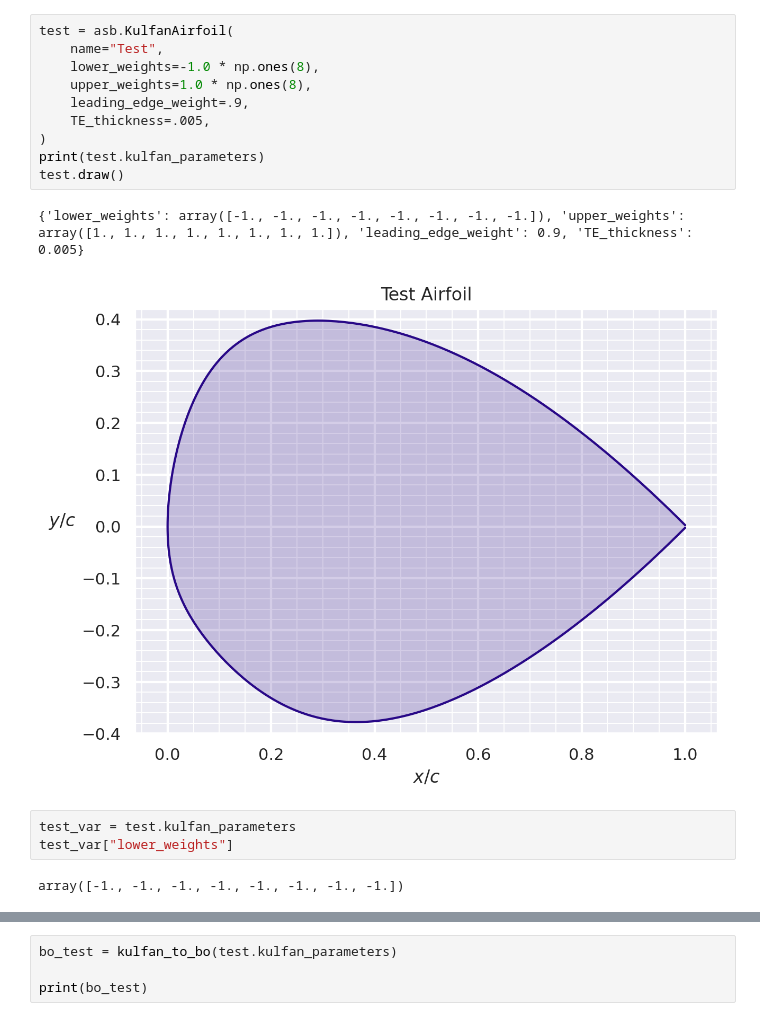
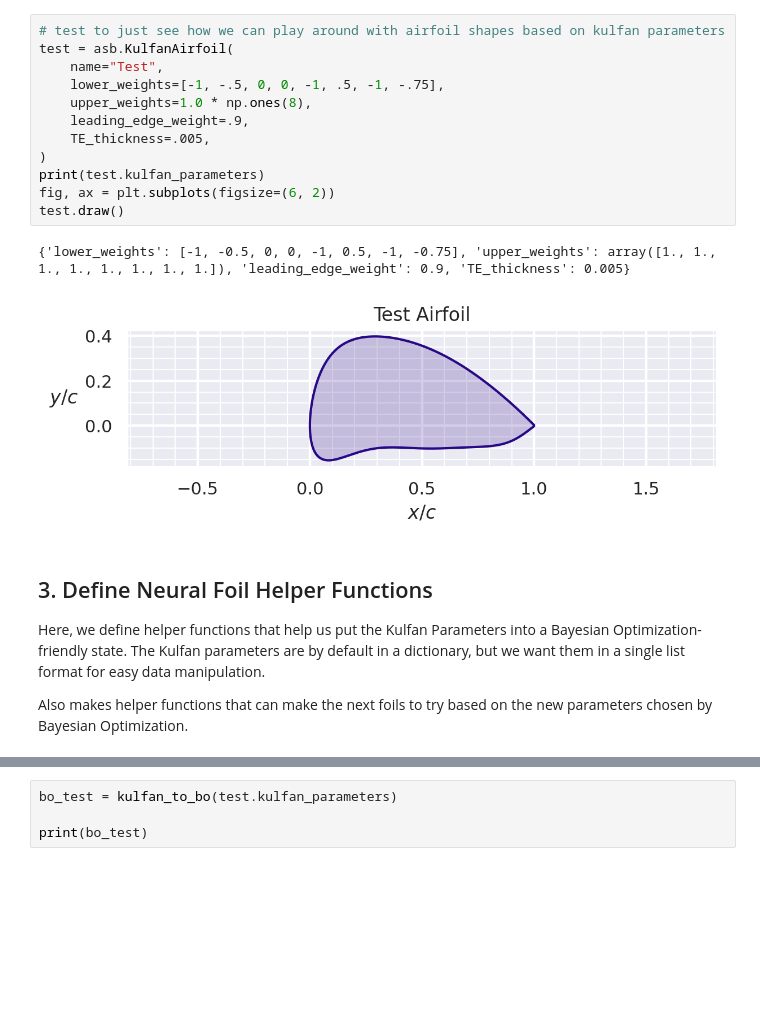
Before and after one commit to invinhtory/WattsNext, a Jupyter notebook: Watts_Next.ipynb, the cells around one changed output, grey strips where cells are left out. Cells and saved outputs as stored; diff of their text form; blank space fills up the shorter version.

Commit message:
Added Visualization, comments, initial structure

```diff
--- a/Watts_Next.ipynb
+++ b/Watts_Next.ipynb
@@ -50,19 +70,21 @@ print(kulfan_airfoil.kulfan_parameters)
 # %%
+# test to just see how we can play around with airfoil shapes based on kulfan parameters
 test = asb.KulfanAirfoil(
     name="Test",
-    lower_weights=-1.0 * np.ones(8),
+    lower_weights=[-1, -.5, 0, 0, -1, .5, -1, -.75],
     upper_weights=1.0 * np.ones(8),
     leading_edge_weight=.9,
     TE_thickness=.005,
 )
 print(test.kulfan_parameters)
+fig, ax = plt.subplots(figsize=(6, 2))
 test.draw()
 # %% [output]
-{'lower_weights': array([-1., -1., -1., -1., -1., -1., -1., -1.]), 'upper_weights': array([1., 1., 1., 1., 1., 1., 1., 1.]), 'leading_edge_weight': 0.9, 'TE_thickness': 0.005}
+{'lower_weights': [-1, -0.5, 0, 0, -1, 0.5, -1, -0.75], 'upper_weights': array([1., 1., 1., 1., 1., 1., 1., 1.]), 'leading_edge_weight': 0.9, 'TE_thickness': 0.005}
-[figure, old version]
+[figure, new version]
-# %%
-test_var = test.kulfan_parameters
-test_var["lower_weights"]
-# %% [output]
-array([-1., -1., -1., -1., -1., -1., -1., -1.])
+# %% [markdown]
+## 3. Define Neural Foil Helper Functions
+Here, we define helper functions that help us put the Kulfan Parameters into a Bayesian Optimization-friendly state. The Kulfan parameters are by default in a dictionary, but we want them in a single list format for easy data manipulation.
+
+Also makes helper functions that can make the next foils to try based on the new parameters chosen by Bayesian Optimization.
 # %%
```
Also changed, not shown: parts of 23 cells of this notebook.
